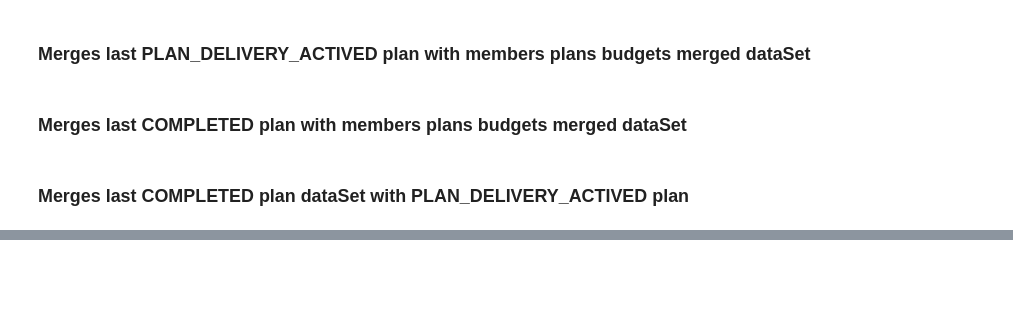
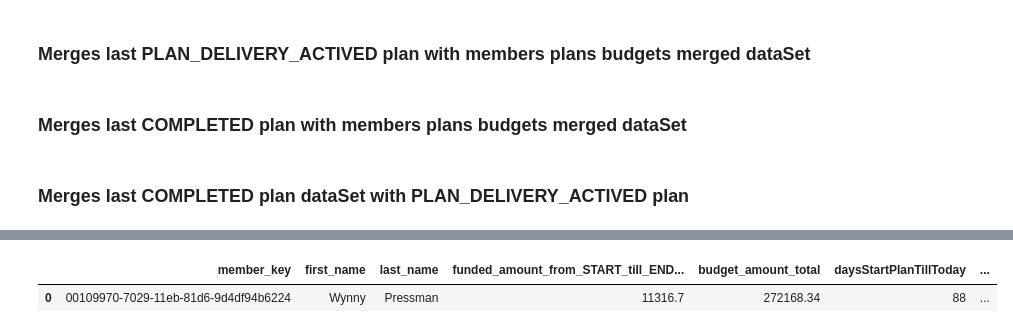
Before and after one commit to rcsjunior1987/AI, a Jupyter notebook: Budget utilisation/main.ipynb, the cells around one changed output, grey strips where cells are left out. Saved outputs shown, nothing was run; the diff lists cells and outputs as text; code cells hidden in the pictures; blank space fills up the shorter version.

```diff
--- a/Budget utilisation/main.ipynb
+++ b/Budget utilisation/main.ipynb
@@ -453,0 +737,31 @@ df_model.loc[(df_model['member_key'] == '007c1090-d6ca-11ea-bb8a-a73bf14c75f9')
+# %%
+# daysStartPlanTillToday and daysMissingFinishPlan
+budget_amount_per_member = df_model.loc[df_model['plan_status'] == 'PLAN_DELIVERY_ACTIVE'].groupby(["member_key"
+                                                                                                  , "plan_start_date"
+                                                                                                  , "plan_end_date"]).agg({"budget_amount": "sum"}).reset_index()
+
+
+budget_amount_per_member['daysStartPlanTillToday'] = (pd.to_datetime(date.today().strftime("%Y-%m-%d")) - pd.to_datetime(budget_amount_per_member['plan_start_date'])).dt.days
+budget_amount_per_member['daysMissingFinishPlan'] = (pd.to_datetime(budget_amount_per_member['plan_end_date']) - pd.to_datetime(date.today().strftime("%Y-%m-%d"))).dt.days
+
+
+budget_amount_per_member = budget_amount_per_member[{'member_key'
+                                                   , 'daysStartPlanTillToday'
+                                                   , 'daysMissingFinishPlan'
+                                                   , 'budget_amount'}]
+# %%
+budget_amount_per_member.rename(columns={'budget_amount':'budget_amount_total'
+                                        } , inplace = True
+                                )
+# %%
+funded_amount_from_planStart_to_today.rename(columns={'funded_amount':'funded_amount_from_START_till_END_PLAN'
+                                                      } , inplace = True
+                                             )
+# %%
+# MERGE THEM
+df_model_ML = pd.merge(funded_amount_from_planStart_to_today, budget_amount_per_member, on=["member_key", "member_key"])
+# %%
+df_model_ML.loc[df_model_ML['member_key'] == '00109970-7029-11eb-81d6-9d4df94b6224']
+# %% [output]
+|  | member_key | first_name | last_name | funded_amount_from_START_till_END... | budget_amount_total | daysStartPlanTillToday | ... |
+| 0 | 00109970-7029-11eb-81d6-9d4df94b6224 | Wynny | Pressman | 11316.7 | 272168.34 | 88 | ... |
```
Also changed, not shown: parts of 46 cells of this notebook, 3 other files.
